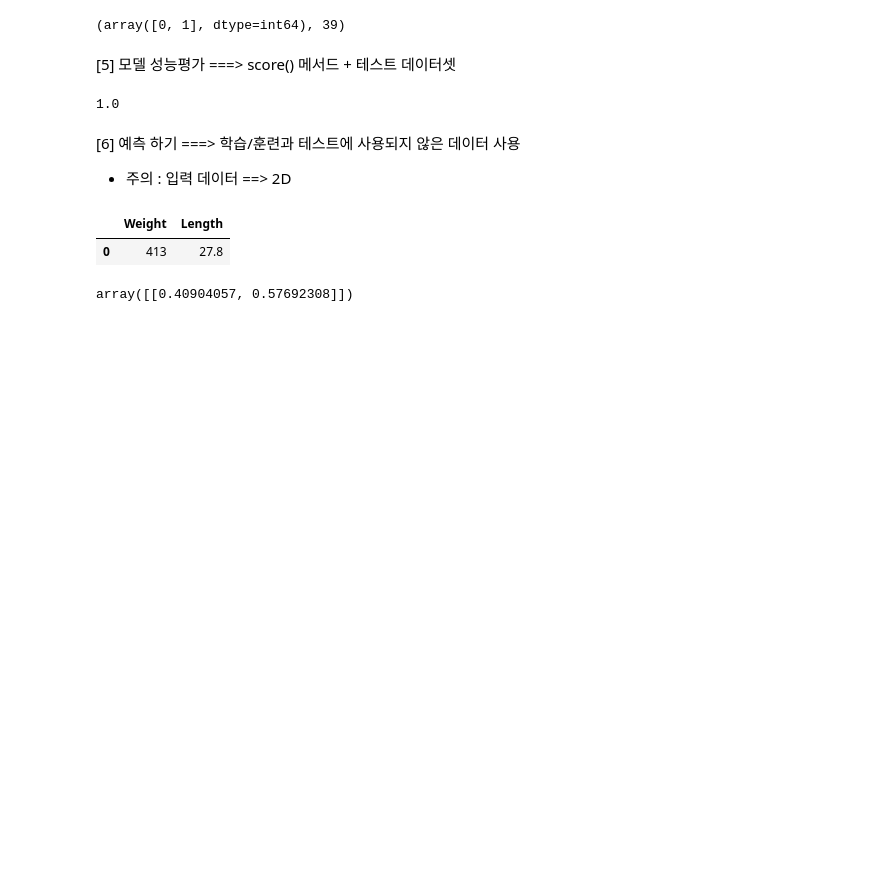
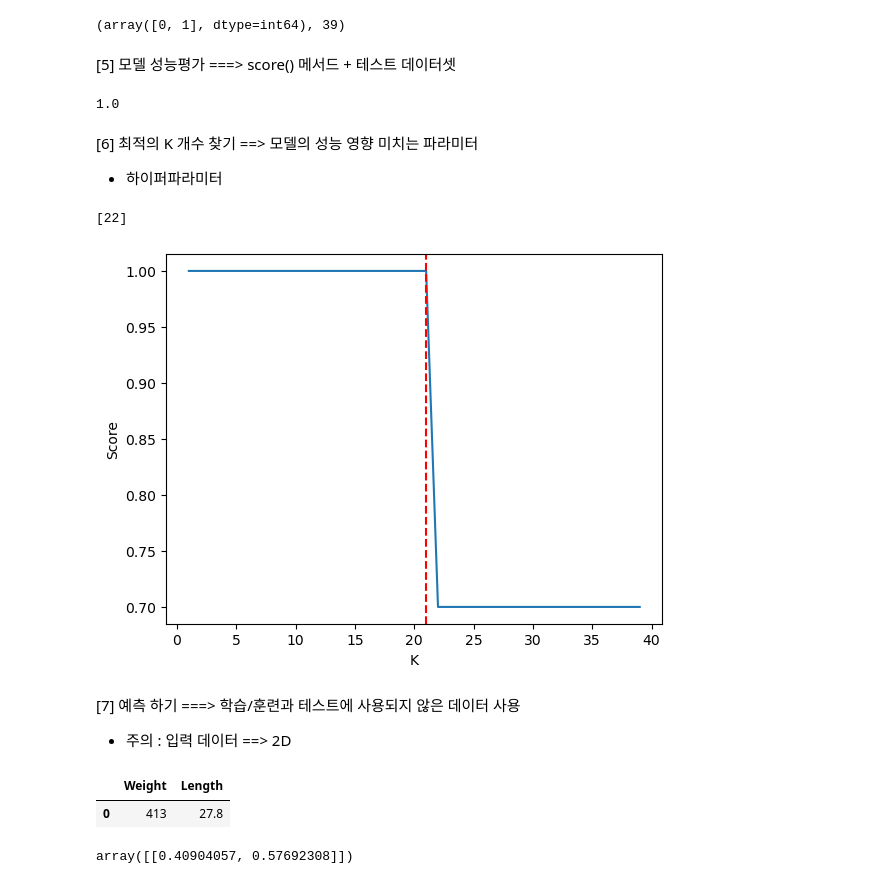
Before and after one commit to KDW8979/KDW, a Jupyter notebook: EX_Machine_Learning/DAY02/find_fish_best_K.ipynb, the cells around one changed output. Drawn from its saved outputs; the diff is of its cells as text; code cells hidden in the pictures; blank space fills up the shorter version.

```diff
--- a/EX_Machine_Learning/DAY02/find_fish_best_K.ipynb
+++ b/EX_Machine_Learning/DAY02/find_fish_best_K.ipynb
@@ -146,3 +147,6 @@ model.classes_, model.n_samples_fit_
 model.score(X_test_scaled, Y_test)
 # %% [output]
 1.0
+# %% [markdown]
+[6] 최적의 K 개수 찾기 ==> 모델의 성능 영향 미치는 파라미터
+- 하이퍼파라미터
@@ -149,5 +173,18 @@ model.score(X_test_scaled, Y_test)
+# %%
+points
+# %% [output]
+[22]
+# %%
+# x축 k, y축 점수
+plt.plot(range(1,40), scores)
+plt.xlabel('K')
+plt.ylabel("Score")
+plt.axvline(points[0]-1,0.0,1.0,color='red', linestyle='dashed')
+plt.show()
+# %% [output]
+[figure, added]
 # %% [markdown]
-[6] 예측 하기 ===> 학습/훈련과 테스트에 사용되지 않은 데이터 사용
+[7] 예측 하기 ===> 학습/훈련과 테스트에 사용되지 않은 데이터 사용
 - 주의 : 입력 데이터 ==> 2D
 # %%
 new_data = pd.DataFrame([[413,27.8]], columns=['Weight','Length'])
```
Also changed, not shown: parts of 3 cells of this notebook, 15 other files.
